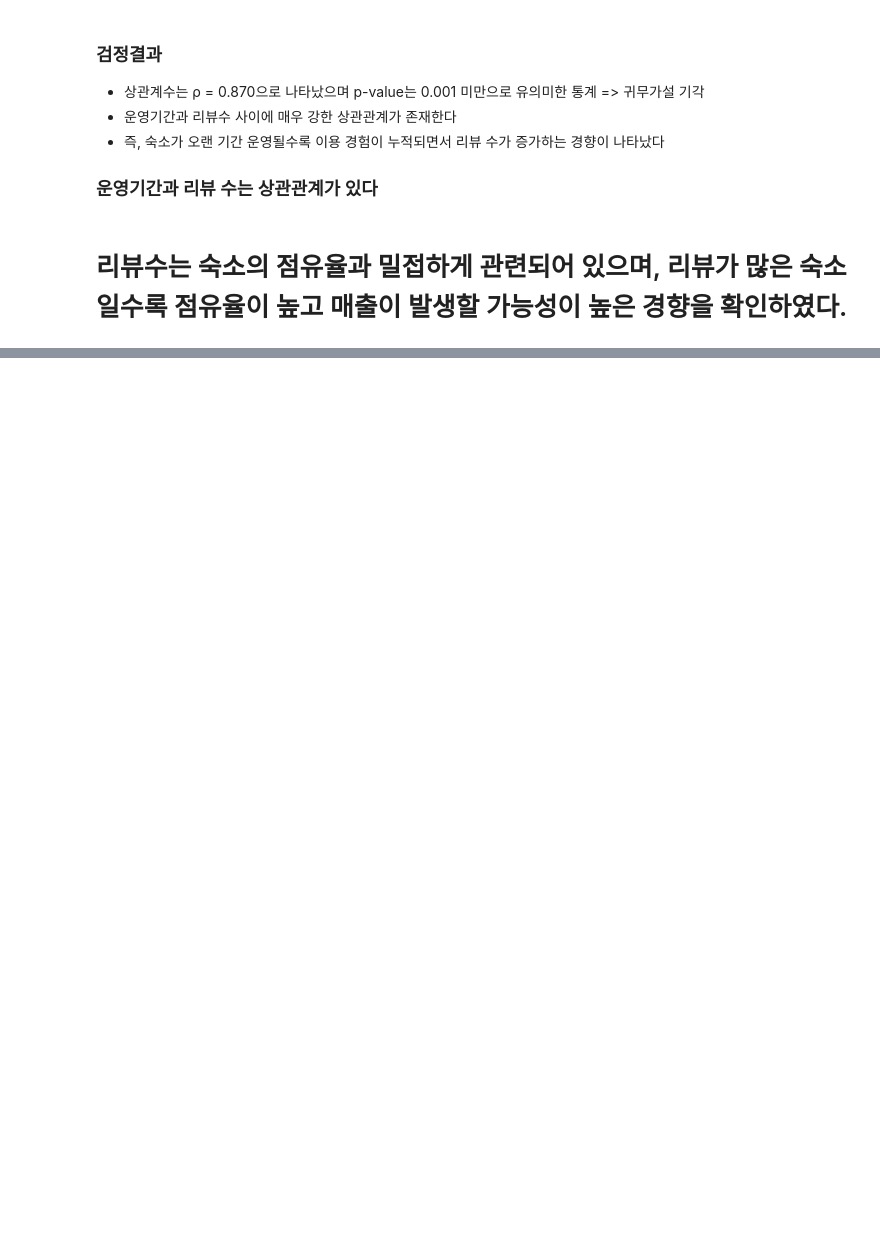
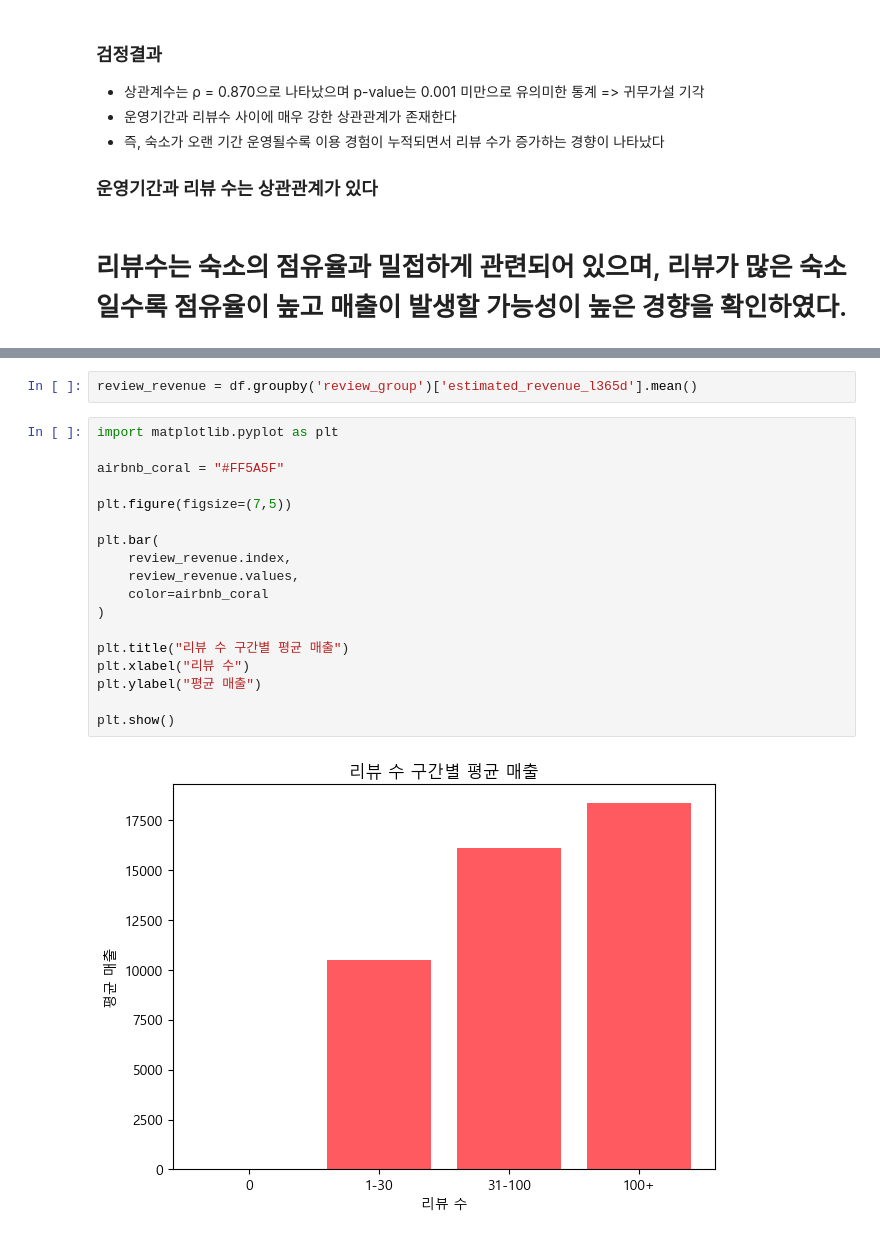
Before and after one commit to motimit/second_project, a Jupyter notebook: Hyebeen_EDA/리뷰, 평점 통계검정.ipynb, the cells around one changed output, grey strips where cells are left out. Drawn from its saved outputs; the diff is of its cells as text; blank space fills up the shorter version.

```diff
--- a/Hyebeen_EDA/리뷰, 평점 통계검정.ipynb
+++ b/Hyebeen_EDA/리뷰, 평점 통계검정.ipynb
@@ -255,0 +335,22 @@ p-value: 0.0
+# %%
+review_revenue = df.groupby('review_group')['estimated_revenue_l365d'].mean()
+# %%
+import matplotlib.pyplot as plt
+
+airbnb_coral = "#FF5A5F"
+
+plt.figure(figsize=(7,5))
+
+plt.bar(
+    review_revenue.index,
+    review_revenue.values,
+    color=airbnb_coral
+)
+
+plt.title("리뷰 수 구간별 평균 매출")
+plt.xlabel("리뷰 수")
+plt.ylabel("평균 매출")
+
+plt.show()
+# %% [output]
+[figure, added]
```
Also changed, not shown: parts of 12 cells of this notebook.
